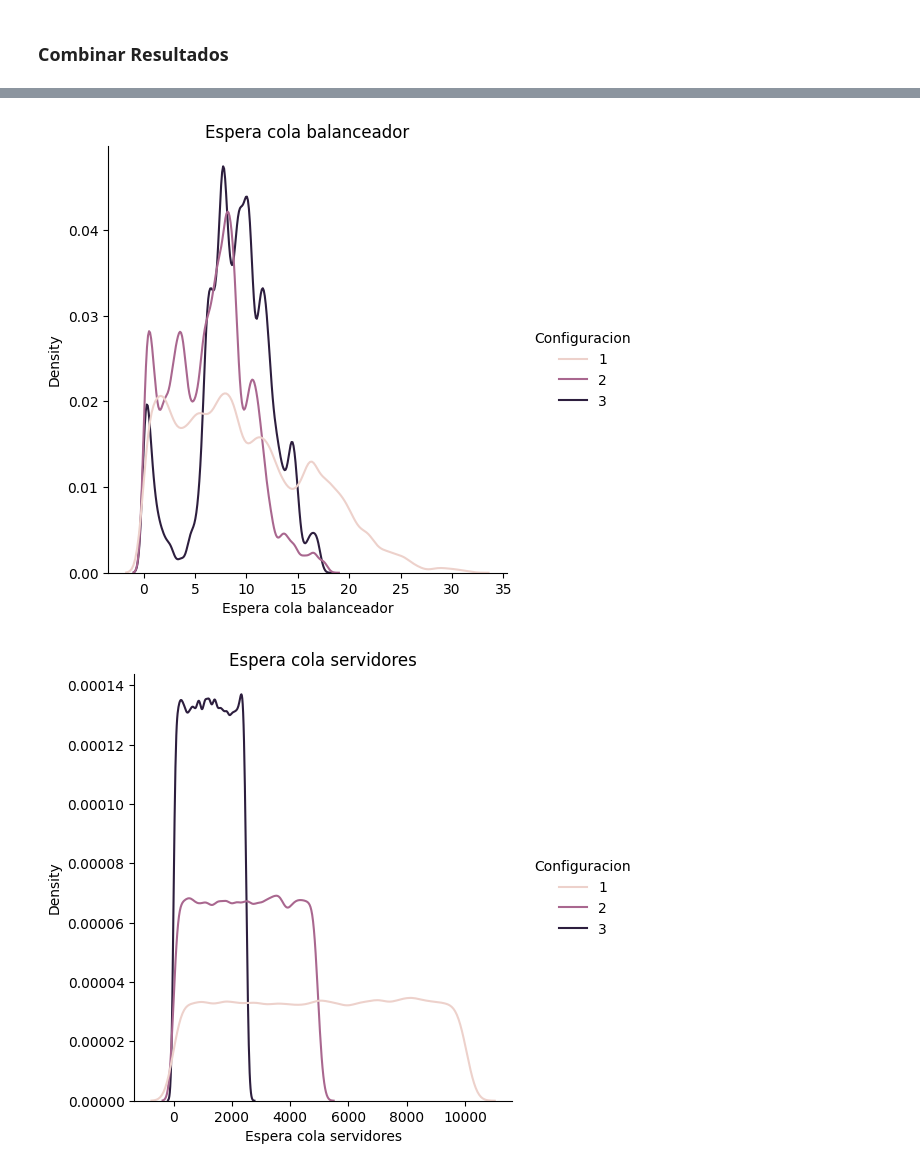
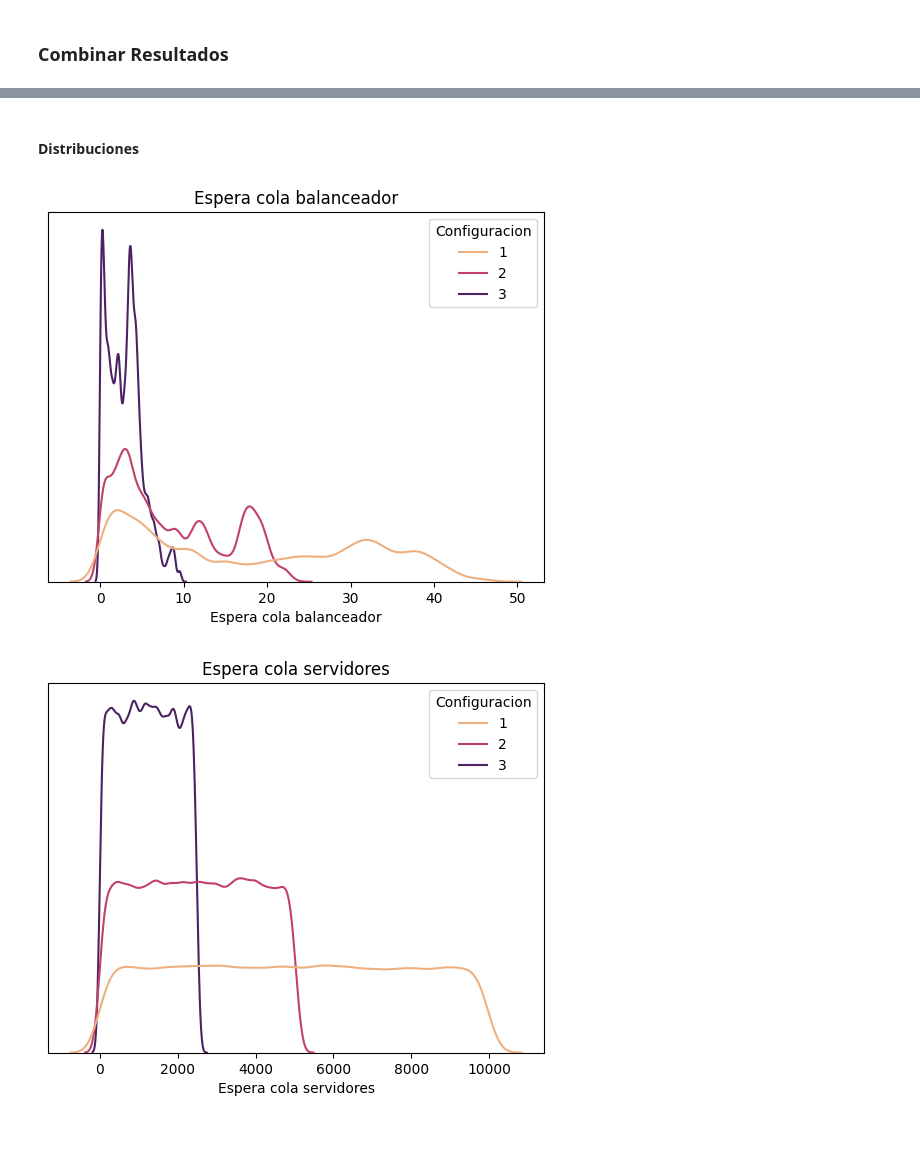
Before and after one commit to DanieLovera/simulacion_tp2, a Jupyter notebook: ej2.ipynb, the cells around one changed output, grey strips where cells are left out. Cells and saved outputs as stored; diff of their text form; code cells hidden in the pictures; blank space fills up the shorter version.

Commit message:
Estructura de configuraciones y gráficos

```diff
--- a/ej2.ipynb
+++ b/ej2.ipynb
@@ -358,0 +353,8 @@ combinaciones_dist = concatenar_metricas(distribuciones)
+# %%
+resultados_rr = [config_rr_1, config_rr_2, config_rr_3]
+distribuciones_rr = [df_rr_1, df_rr_2, df_rr_3]
+resultados_d = [config_d_1, config_d_2, config_d_3]
+distribuciones_d = [df_d_1, df_d_2, df_d_3]
+combinaciones_dist = concatenar_metricas(distribuciones_rr + distribuciones_d)
+combinacion_rr = concatenar_metricas(resultados_rr)
+combinacion_d = concatenar_metricas(resultados_d)
@@ -376,12 +414,17 @@ plot_compraracion("Desvío estándar")
+# %% [markdown]
+#### **Distribuciones**
 # %%
 def comparar_distribuciones(distribucion):
-    sns.displot(data = combinaciones_dist, x = distribucion,
-                kind = "kde", hue = "Configuracion")
+    fig, axes = plt.subplots(ncols = 1)
+    sns.kdeplot(data = combinaciones_dist, x = distribucion,
+                hue = "Configuracion", palette = "flare", ax = axes)
     plt.title(distribucion)
+    axes.set_ylabel("")
+    axes.set_yticks([])
     plt.show()
 comparar_distribuciones("Espera cola balanceador")
 comparar_distribuciones("Espera cola servidores")
 comparar_distribuciones("Atención cola servidores")
 # %% [output]
-[figure, old version]
+[figure, new version]
-[figure, old version]
+[figure, new version]
```
Also changed, not shown: parts of 18 cells of this notebook.
